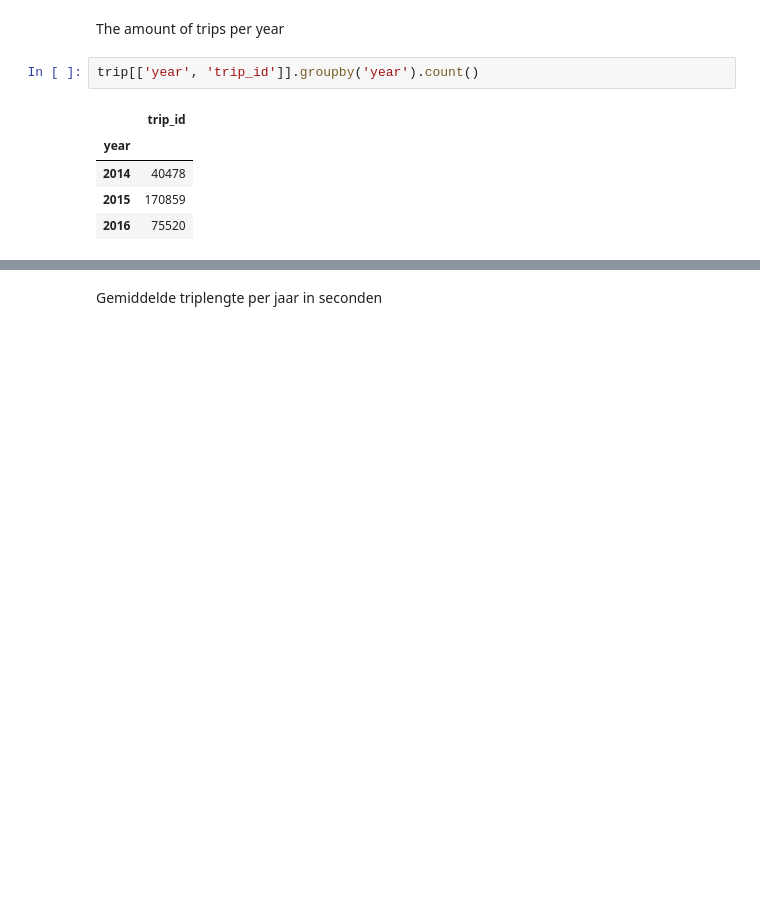
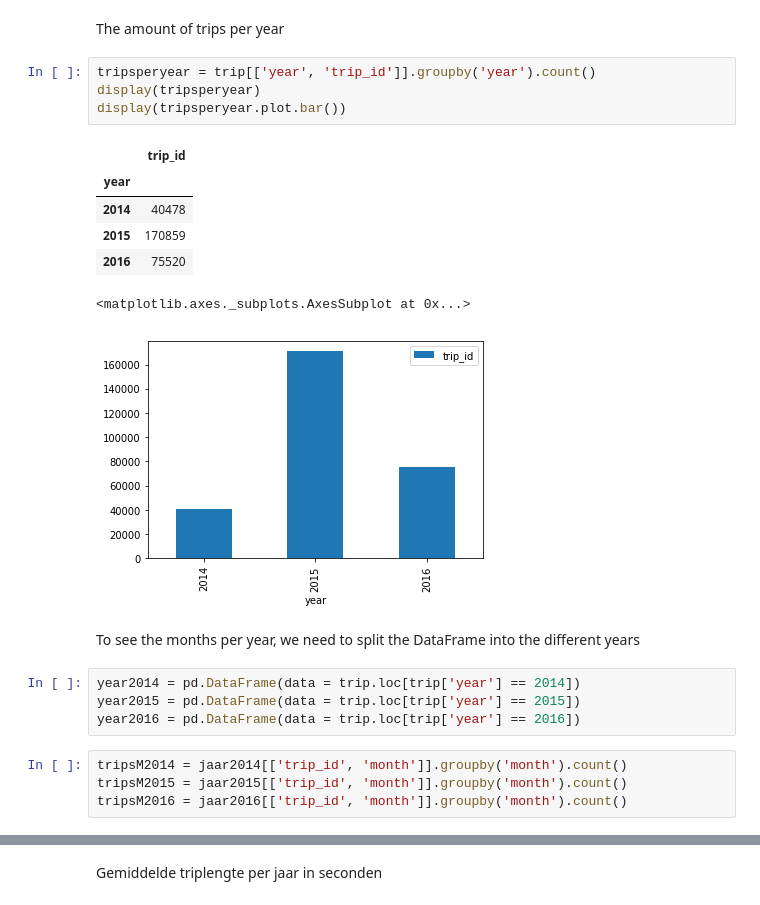
Before and after one commit to JeroenBoshuis/DataScience_Casus, a Jupyter notebook: Will people cycle more in the future - Jeroen.ipynb, the cells around one changed output, grey strips where cells are left out. Cells and saved outputs as stored; diff of their text form; blank space fills up the shorter version.

```diff
--- a/Will people cycle more in the future - Jeroen.ipynb
+++ b/Will people cycle more in the future - Jeroen.ipynb
@@ -66,10 +81,24 @@ trip[['trip_id', 'starttime', 'stoptime', 'tripduration', 'month', 'year']].samp
 # %% [markdown]
 The amount of trips per year
 # %%
-trip[['year', 'trip_id']].groupby('year').count()
+tripsperyear = trip[['year', 'trip_id']].groupby('year').count()
+display(tripsperyear)
+display(tripsperyear.plot.bar())
 # %% [output]
 |  | trip_id |
 | year |  |
 | 2014 | 40478 |
 | 2015 | 170859 |
 | 2016 | 75520 |
+<matplotlib.axes._subplots.AxesSubplot at 0x...>
+[figure, added]
+# %% [markdown]
+To see the months per year, we need to split the DataFrame into the different years
+# %%
+year2014 = pd.DataFrame(data = trip.loc[trip['year'] == 2014])
+year2015 = pd.DataFrame(data = trip.loc[trip['year'] == 2015])
+year2016 = pd.DataFrame(data = trip.loc[trip['year'] == 2016])
+# %%
+tripsM2014 = jaar2014[['trip_id', 'month']].groupby('month').count()
+tripsM2015 = jaar2015[['trip_id', 'month']].groupby('month').count()
+tripsM2016 = jaar2016[['trip_id', 'month']].groupby('month').count()
```
Also changed, not shown: parts of 20 cells of this notebook.
